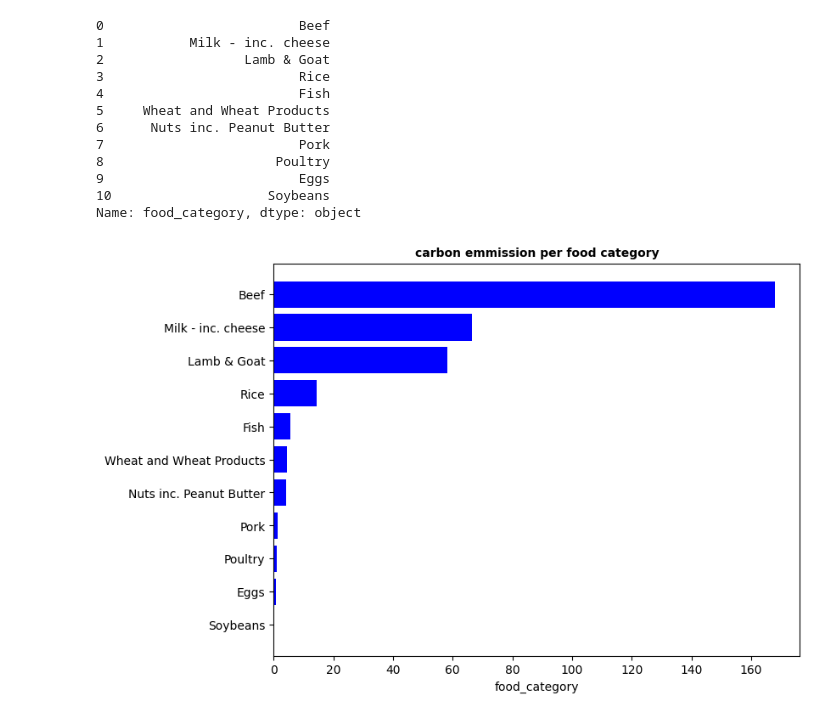
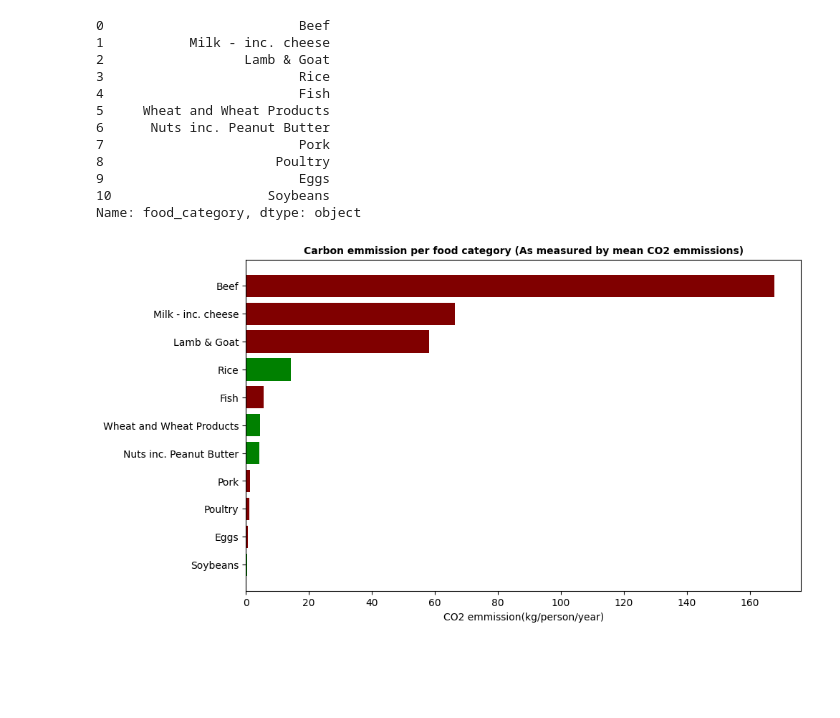
Before and after one commit to Doclikam/Python-pydata, a Jupyter notebook: food_carbon_footprint.ipynb, the cells around one changed output. Cells and saved outputs as stored; diff of their text form; code cells hidden in the pictures; blank space fills up the shorter version.

```diff
--- a/food_carbon_footprint.ipynb
+++ b/food_carbon_footprint.ipynb
@@ -118,12 +118,13 @@ Name: food_category, dtype: object
 # %%
 food=emmissions_df['food_category']
 emmission=emmissions_df['co2_emmission']
+colors=['green','maroon','maroon','maroon','green','green','maroon','green','maroon','maroon','maroon']
 
-plt.figure(figsize=(8,6))
-plt.barh(food,emmission, color='blue')
+plt.figure(figsize=(10,6))
+plt.barh(food,emmission, color=colors)
 
-plt.title('carbon emmission per food category', fontsize=10, fontweight='bold')
-plt.xlabel('food_category')
+plt.title('Carbon emmission per food category (As measured by mean CO2 emmissions)', fontsize=10, fontweight='bold')
+plt.xlabel('CO2 emmission(kg/person/year)')
 plt.show()
 # %% [output]
-[figure, old version]
+[figure, new version]
```
Also changed, not shown: parts of 1 cell of this notebook.
